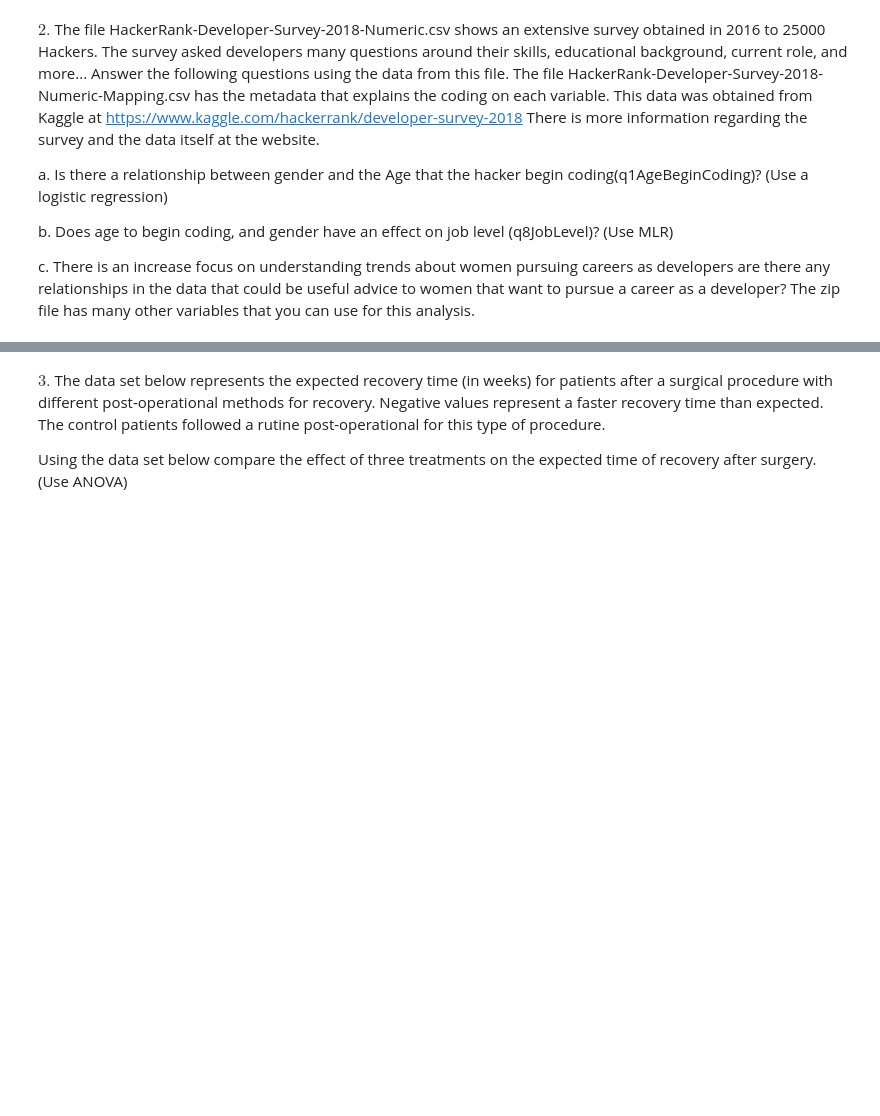
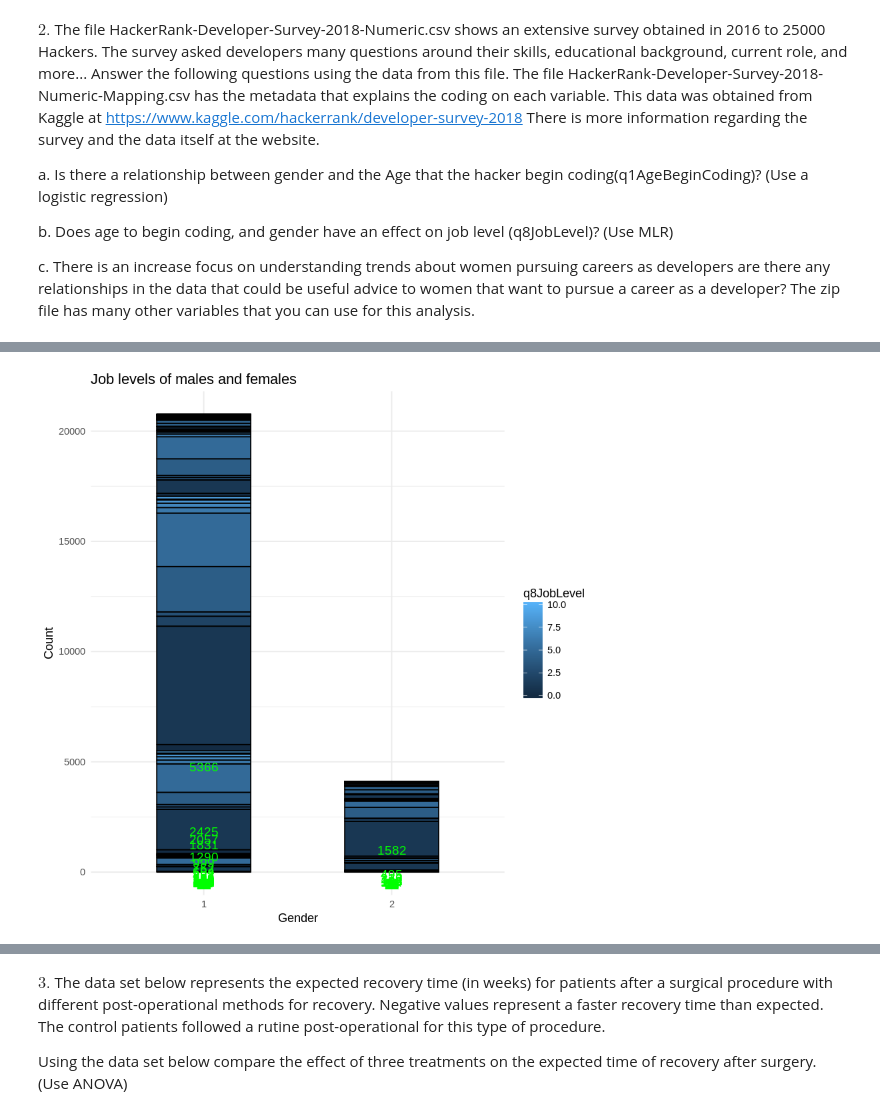
Before and after one commit to doraemon918/BMI_Prob_Stats, a Jupyter notebook: Module/Week 8/Homework Week 8.ipynb, the cells around one changed output, grey strips where cells are left out. Drawn from its saved outputs; the diff is of its cells as text; code cells hidden in the pictures; blank space fills up the shorter version.

```diff
--- a/Module/Week 8/Homework Week 8.ipynb
+++ b/Module/Week 8/Homework Week 8.ipynb
@@ -188,0 +182,5 @@ Warning message:
+# %%
+b <- dplyr::count(df, q1AgeBeginCoding, q3Gender, q8JobLevel)
+b <- b[(b$q3Gender==1 | b$q3Gender==2) & b$q1AgeBeginCoding!="#NULL!",]
+agejob <- b %>% group_by(q8JobLevel) %>% mutate(percent = (round(n/sum(n), digits=3))*100) #group by joblevel
+agejob
@@ -188,0 +205,9 @@ Warning message:
+# %%
+
+# PLOT: Degree focus by gender
+pp <- ggplot(data=agejob, aes(x=q3Gender, y=n, fill=q8JobLevel)) + geom_bar(stat="identity", width=0.5, color="black") +
+    geom_text(aes(label=n), vjust = 2, color = "green", size=4)
+    pp + theme_minimal() +
+    labs(title="Job levels of males and females", x="Gender", y="Count")
+# %% [output]
+[figure, added]
```
Also changed, not shown: parts of 20 cells of this notebook, 7 other files.
